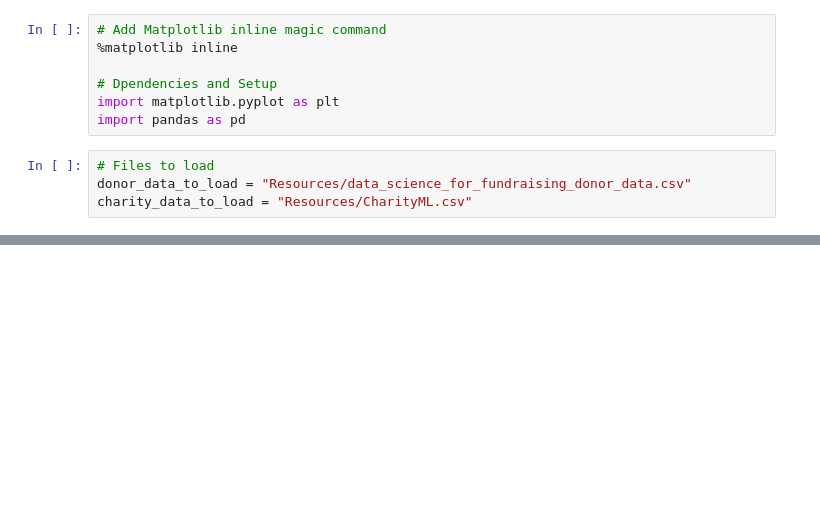
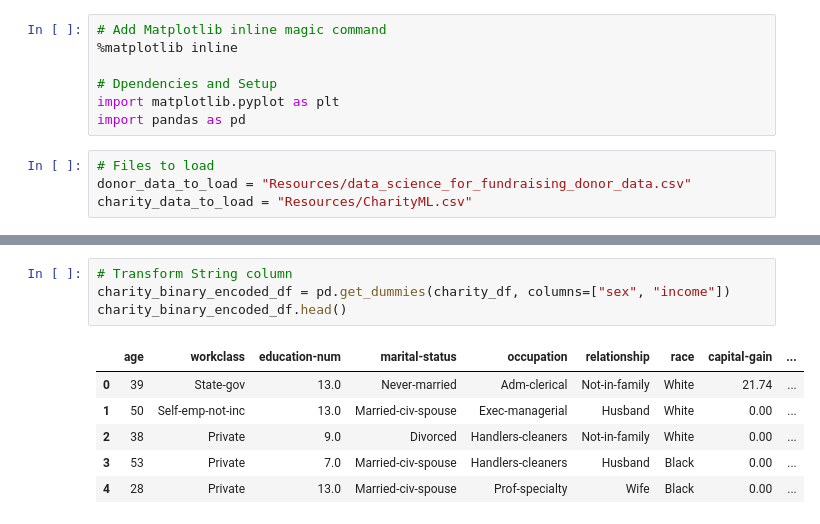
Before and after one commit to VAlphonso/UT_Austin_FundraisingAnalysis, a Jupyter notebook: Fundraising_Analysis.ipynb, the cells around one changed output, grey strips where cells are left out. Cells and saved outputs as stored; diff of their text form; blank space fills up the shorter version.

```diff
--- a/Fundraising_Analysis.ipynb
+++ b/Fundraising_Analysis.ipynb
@@ -42,0 +107,11 @@ charity_df.head(10)
+# %%
+# Transform String column
+charity_binary_encoded_df = pd.get_dummies(charity_df, columns=["sex", "income"])
+charity_binary_encoded_df.head()
+# %% [output]
+|  | age | workclass | education-num | marital-status | occupation | relationship | race | capital-gain | ... |
+| 0 | 39 | State-gov | 13.0 | Never-married | Adm-clerical | Not-in-family | White | 21.74 | ... |
+| 1 | 50 | Self-emp-not-inc | 13.0 | Married-civ-spouse | Exec-managerial | Husband | White | 0.00 | ... |
+| 2 | 38 | Private | 9.0 | Divorced | Handlers-cleaners | Not-in-family | White | 0.00 | ... |
+| 3 | 53 | Private | 7.0 | Married-civ-spouse | Handlers-cleaners | Husband | Black | 0.00 | ... |
+| 4 | 28 | Private | 13.0 | Married-civ-spouse | Prof-specialty | Wife | Black | 0.00 | ... |
```
Also changed, not shown: parts of 13 cells of this notebook.
